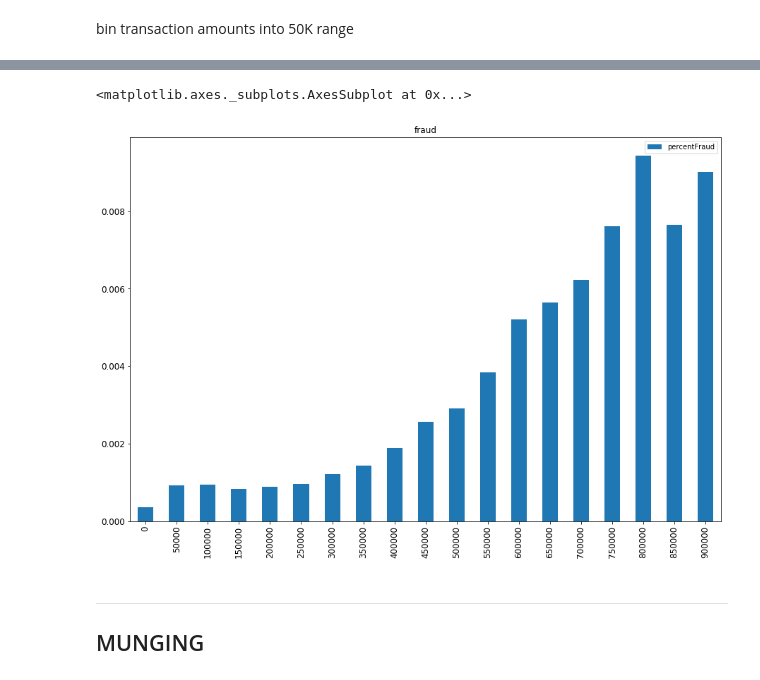
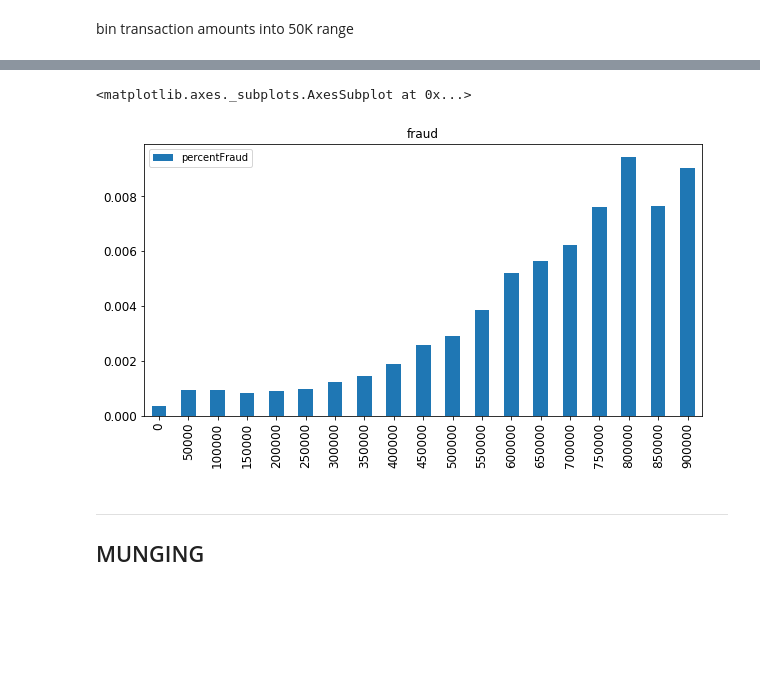
Before and after one commit to talasila/amazon-sagemaker-architecting-for-ml, a Jupyter notebook: vypin/ETL/data_prep_sreeni.ipynb, the cells around one changed output, grey strips where cells are left out. Cells and saved outputs as stored; diff of their text form; code cells hidden in the pictures; blank space fills up the shorter version.

```diff
--- a/vypin/ETL/data_prep_sreeni.ipynb
+++ b/vypin/ETL/data_prep_sreeni.ipynb
@@ -55,18 +55,18 @@ df.head()
 # %%
 # analysis: set what percentage of tx in each bin is fraudulent
 
 #df[['amount']].plot(kind='hist',bins=bins,rwidth=0.8)
 adf1 = df['binned'].value_counts().to_frame('totalTx')
 adf1['bin'] = adf1.index
 
 fraud = df.loc[df['isFraud'] == 0].groupby(['binned']).size().to_frame('nonfraud')
 adf1 = adf1.join(fraud, lsuffix='', rsuffix='', sort=False)
 adf1['percentFraud'] = (adf1['totalTx'] - adf1['nonfraud'])/adf1['totalTx']
 
-adf1[['bin','percentFraud']].plot(kind='bar', title ="fraud", figsize=(15, 10), legend=True, fontsize=12)
+adf1[['bin','percentFraud']].plot(kind='bar', title ="fraud", figsize=(10, 5), legend=True, fontsize=12)
 # %% [output]
 <matplotlib.axes._subplots.AxesSubplot at 0x...>
-[figure, old version]
+[figure, new version]
 # %% [markdown]
 ---
 ## MUNGING
```
Also changed, not shown: parts of 15 cells of this notebook.
